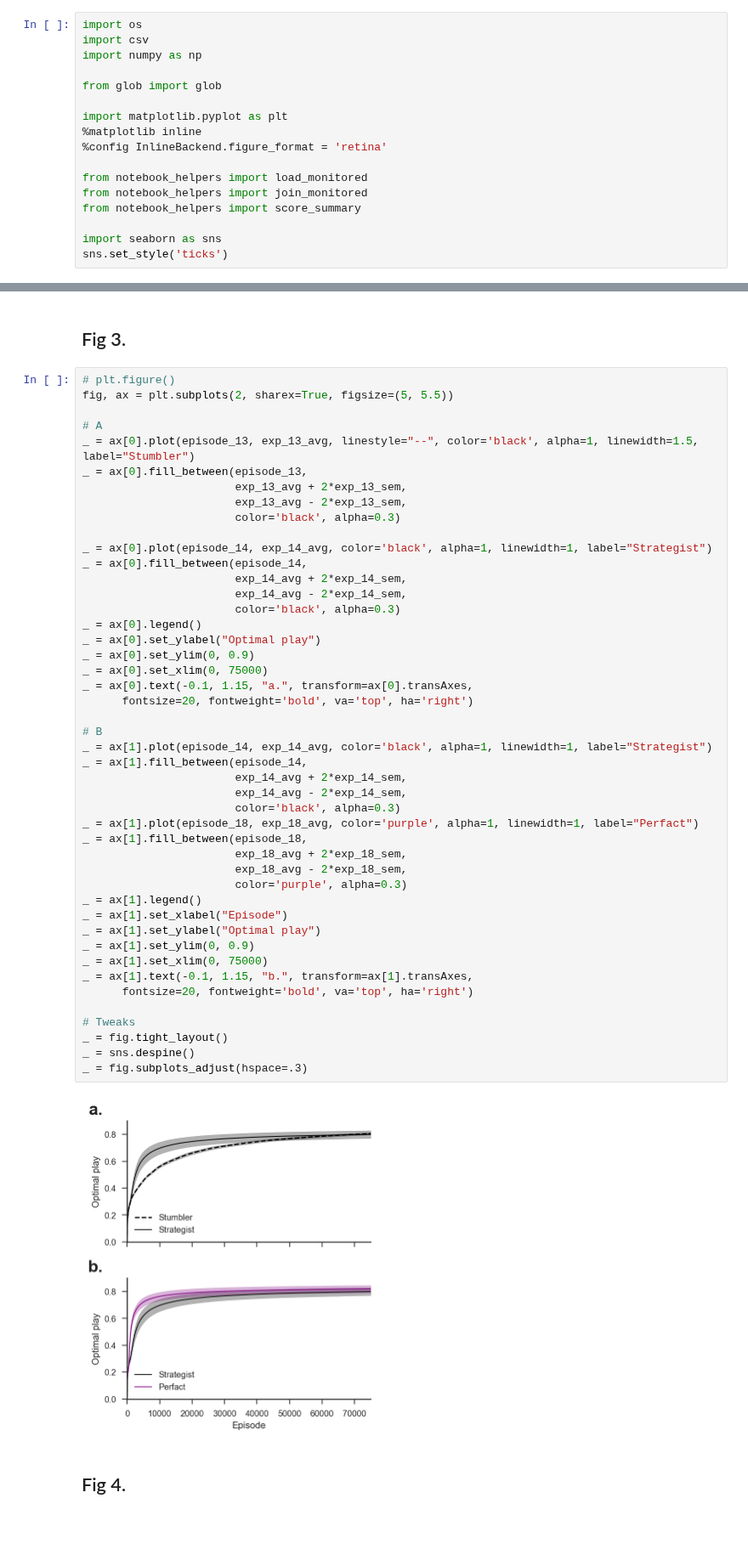
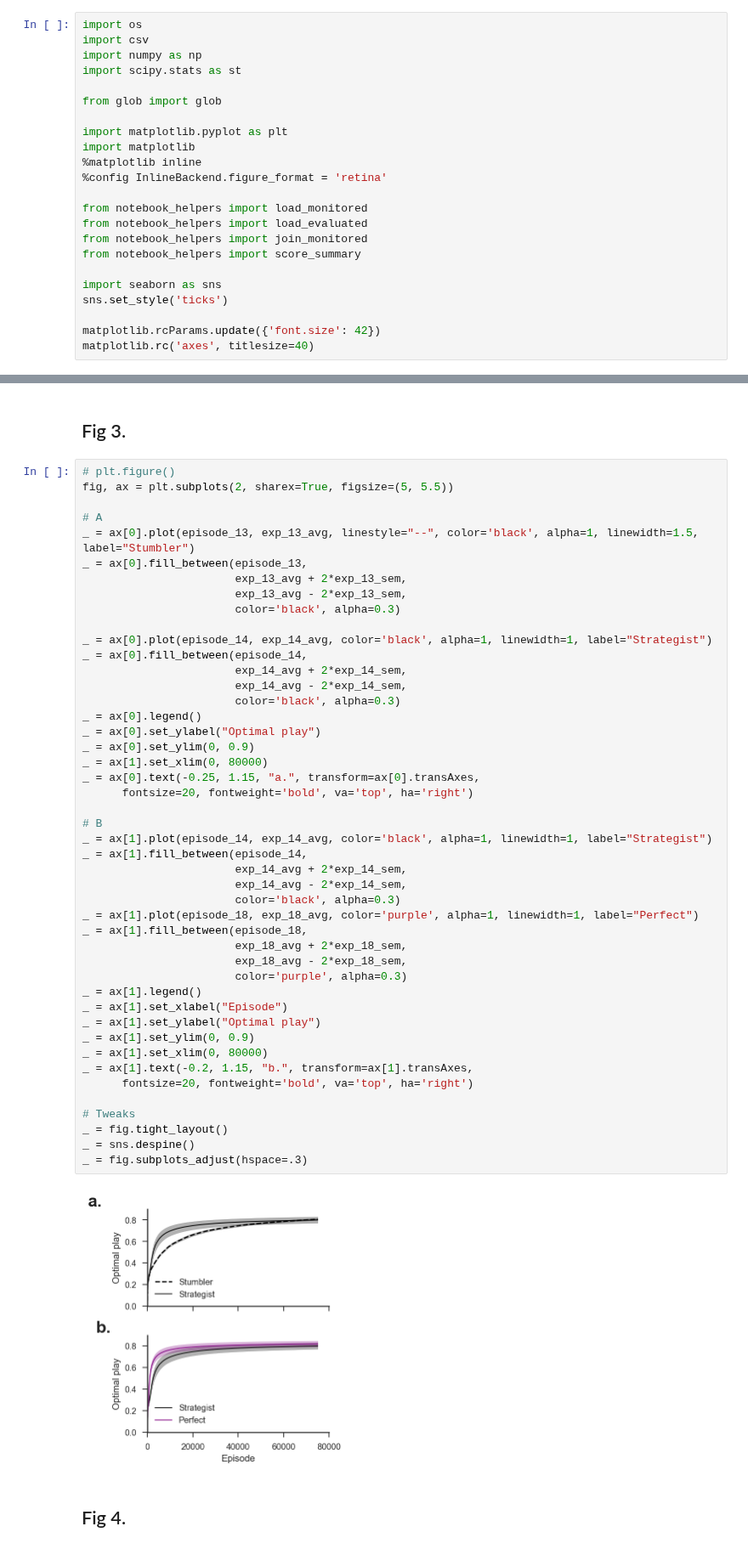
Before and after one commit to CoAxLab/azad, a Jupyter notebook: notebooks/figures.ipynb, the cells around one changed output, grey strips where cells are left out. Shown at 85% size. Drawn from its saved outputs; the diff is of its cells as text; blank space fills up the shorter version.

```diff
--- a/notebooks/figures.ipynb
+++ b/notebooks/figures.ipynb
@@ -17,19 +17,25 @@
 import os
 import csv
 import numpy as np
+import scipy.stats as st
 
 from glob import glob
 
 import matplotlib.pyplot as plt
+import matplotlib
 %matplotlib inline
 %config InlineBackend.figure_format = 'retina'
 
 from notebook_helpers import load_monitored
+from notebook_helpers import load_evaluated
 from notebook_helpers import join_monitored
 from notebook_helpers import score_summary
 
 import seaborn as sns
 sns.set_style('ticks')
+
+matplotlib.rcParams.update({'font.size': 42})
+matplotlib.rc('axes', titlesize=40)
 # %% [markdown]
 # Load data
 
@@ -125,39 +161,39 @@ _ = ax[0].plot(episode_14, exp_14_avg, color='black', alpha=1, linewidth=1, labe
 _ = ax[0].fill_between(episode_14,
                        exp_14_avg + 2*exp_14_sem,
                        exp_14_avg - 2*exp_14_sem,
                        color='black', alpha=0.3)
 _ = ax[0].legend()
 _ = ax[0].set_ylabel("Optimal play")
 _ = ax[0].set_ylim(0, 0.9)
-_ = ax[0].set_xlim(0, 75000)
-_ = ax[0].text(-0.1, 1.15, "a.", transform=ax[0].transAxes,
+_ = ax[1].set_xlim(0, 80000)
+_ = ax[0].text(-0.25, 1.15, "a.", transform=ax[0].transAxes,
       fontsize=20, fontweight='bold', va='top', ha='right')
 
 # B
 _ = ax[1].plot(episode_14, exp_14_avg, color='black', alpha=1, linewidth=1, label="Strategist")
 _ = ax[1].fill_between(episode_14,
                        exp_14_avg + 2*exp_14_sem,
                        exp_14_avg - 2*exp_14_sem,
                        color='black', alpha=0.3)
-_ = ax[1].plot(episode_18, exp_18_avg, color='purple', alpha=1, linewidth=1, label="Perfact")
+_ = ax[1].plot(episode_18, exp_18_avg, color='purple', alpha=1, linewidth=1, label="Perfect")
 _ = ax[1].fill_between(episode_18,
                        exp_18_avg + 2*exp_18_sem,
                        exp_18_avg - 2*exp_18_sem,
                        color='purple', alpha=0.3)
 _ = ax[1].legend()
 _ = ax[1].set_xlabel("Episode")
 _ = ax[1].set_ylabel("Optimal play")
 _ = ax[1].set_ylim(0, 0.9)
-_ = ax[1].set_xlim(0, 75000)
-_ = ax[1].text(-0.1, 1.15, "b.", transform=ax[1].transAxes,
+_ = ax[1].set_xlim(0, 80000)
+_ = ax[1].text(-0.2, 1.15, "b.", transform=ax[1].transAxes,
       fontsize=20, fontweight='bold', va='top', ha='right')
 
 # Tweaks
 _ = fig.tight_layout()
 _ = sns.despine()
 _ = fig.subplots_adjust(hspace=.3)
 # %% [output]
-[figure, old version]
+[figure, new version]
 # %% [markdown]
 ## Fig 4.
 # %%
```
Also changed, not shown: parts of 12 cells of this notebook.
